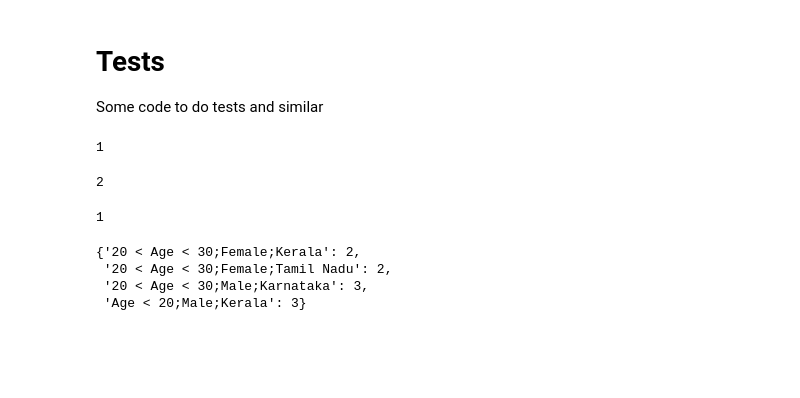
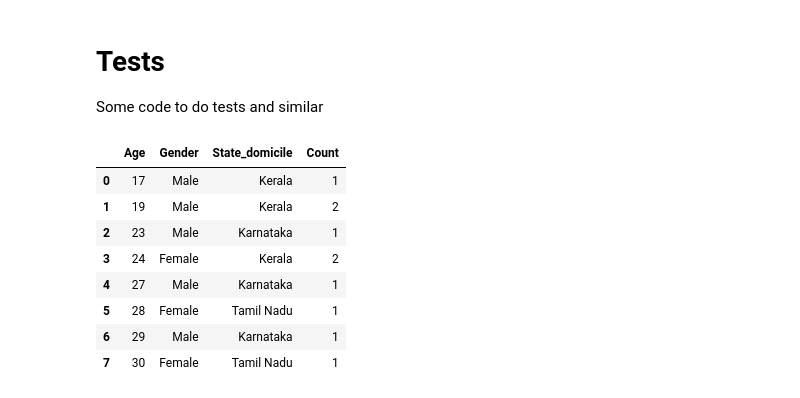
Before and after one commit to andreafasci/DPP_Project, a Jupyter notebook: DPP_Project.ipynb, the cells around one changed output. Drawn from its saved outputs; the diff is of its cells as text; code cells hidden in the pictures; blank space fills up the shorter version.

```diff
--- a/DPP_Project.ipynb
+++ b/DPP_Project.ipynb
@@ -413,26 +437,15 @@ exampleDF_anonymized.loc[6] = ['*', 'Age < 20', 'Male', 'Kerala', '*', 'Cancer']
 exampleDF_anonymized.loc[7] = ['*', '20 < Age < 30', 'Male', 'Karnataka', '*', 'Heart-related']
 exampleDF_anonymized.loc[8] = ['*', 'Age < 20', 'Male', 'Kerala',  '*', 'Heart-related']
 exampleDF_anonymized.loc[9] = ['*', 'Age < 20', 'Male', 'Kerala', '*', 'Viral infection']
-# %%
-computeK(exampleDF, [1,2,3]) # Not yet anonymized
-# %% [output]
-1
-# %%
-computeK(exampleDF_anonymized, [1,2,3]) # Should be 2-anon
-# %% [output]
-2
-# %%
-# Test how much our data is k-anonymous
-
-data
-qi = ['Age', 'Workclass', 'Education', 'Marital_status', 'Occupation', 'Race', 'Gender', 'Native_country', 'Salary']
-computeK(data, qi)
-# %% [output]
-1
-# %%
-frequencySet (exampleDF_anonymized, [1,2,3])
-# %% [output]
-{'20 < Age < 30;Female;Kerala': 2,
- '20 < Age < 30;Female;Tamil Nadu': 2,
- '20 < Age < 30;Male;Karnataka': 3,
- 'Age < 20;Male;Kerala': 3}
+# %%
+frequencySet_standard(exampleDF, ['Age', 'Gender', 'State_domicile'])
+# %% [output]
+|  | Age | Gender | State_domicile | Count |
+| 0 | 17 | Male | Kerala | 1 |
+| 1 | 19 | Male | Kerala | 2 |
+| 2 | 23 | Male | Karnataka | 1 |
+| 3 | 24 | Female | Kerala | 2 |
+| 4 | 27 | Male | Karnataka | 1 |
+| 5 | 28 | Female | Tamil Nadu | 1 |
+| 6 | 29 | Male | Karnataka | 1 |
+| 7 | 30 | Female | Tamil Nadu | 1 |
```
Also changed, not shown: parts of 8 cells of this notebook, 1 other file.
